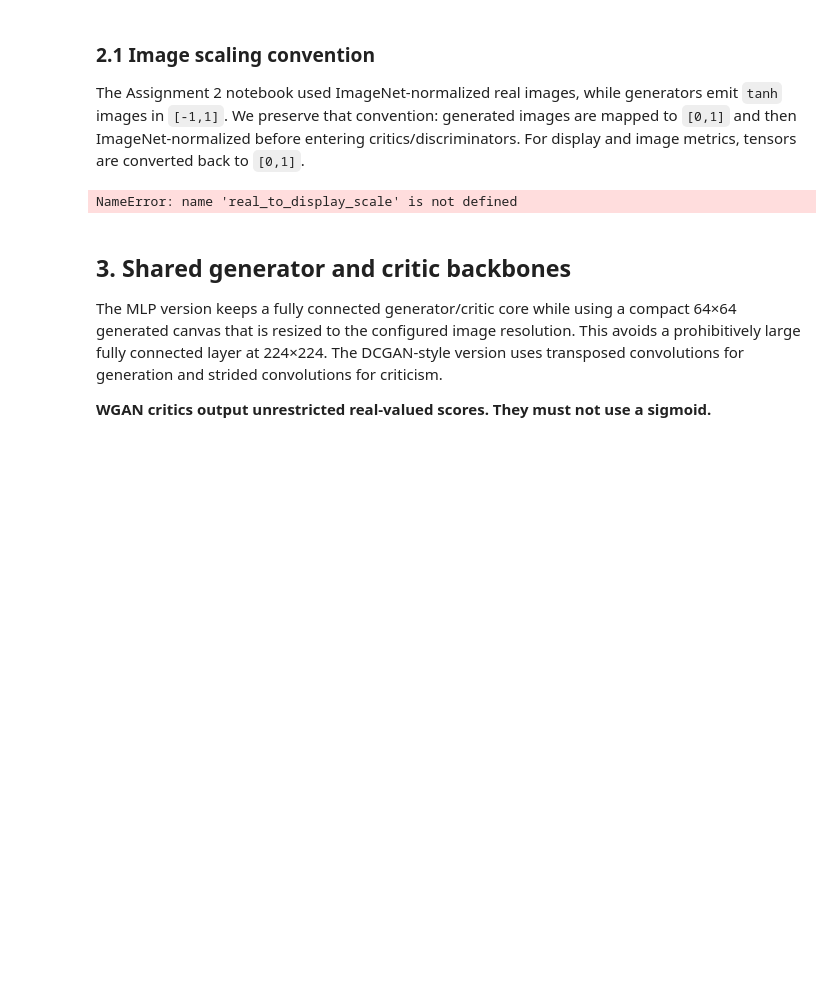
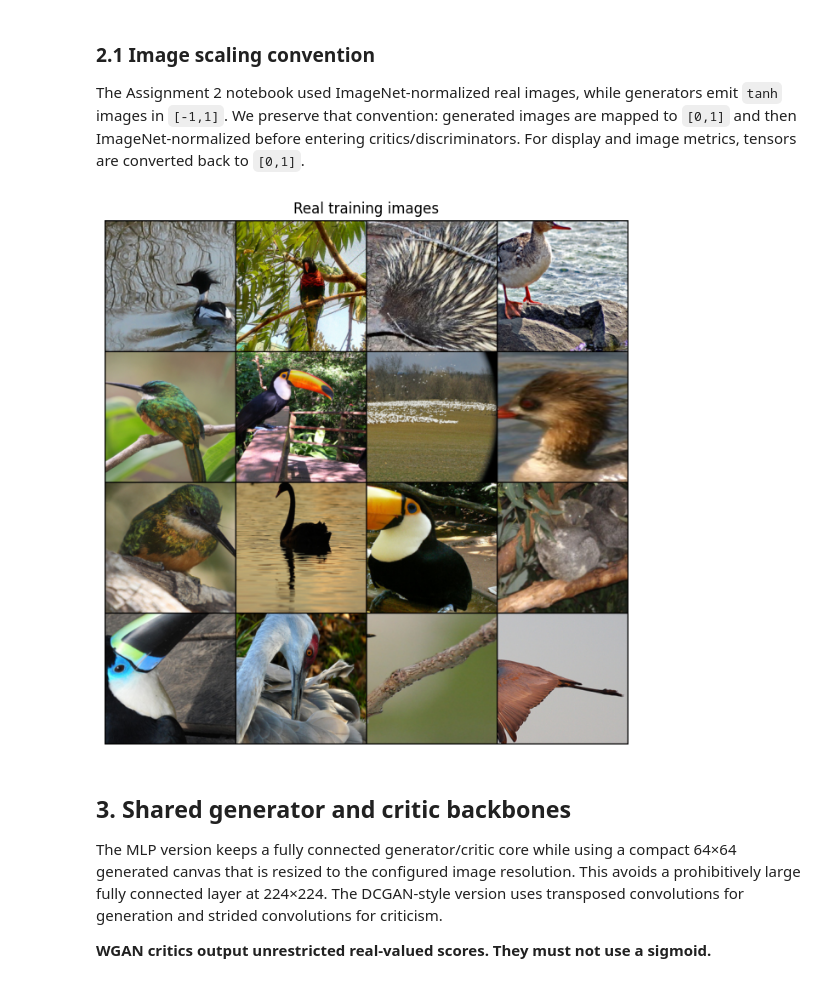
Before and after one commit to jaiswalvik/MathematicalFoundationsOfGenerativeAI, a Jupyter notebook: Assignment3_WGAN_BiGAN_DANN.ipynb, the cells around one changed output. Saved outputs shown, nothing was run; the diff lists cells and outputs as text; code cells hidden in the pictures; blank space fills up the shorter version.

```diff
--- a/Assignment3_WGAN_BiGAN_DANN.ipynb
+++ b/Assignment3_WGAN_BiGAN_DANN.ipynb
@@ -182,34 +180,38 @@ def _normalization_tensors(x):
 
     std = torch.as_tensor(
         IMAGENET_STD, dtype=x.dtype, device=x.device
     ).view(1, 3, 1, 1)
 
     return mean, std
 
 
 def generator_to_model_scale(fake_tanh):
     mean, std = _normalization_tensors(fake_tanh)
 
     rgb01 = ((fake_tanh + 1.0) / 2.0).clamp(0, 1)
 
     return (rgb01 - mean) / std
 
 def fake_to_display_scale(fake_tanh):
     return ((fake_tanh + 1.0) / 2.0).clamp(0, 1)
 
+def real_to_display_scale(real_normalized):
+    mean, std = _normalization_tensors(real_normalized)
+    return (real_normalized * std + mean).clamp(0, 1)
+
 def show_tensor_grid(images, title="", nrow=8, normalize=False, value_range=None):
     grid = utils.make_grid(images.detach().cpu(), nrow=nrow,
                            normalize=normalize, value_range=value_range)
     plt.figure(figsize=(10, 8))
     plt.imshow(grid.permute(1, 2, 0).clamp(0, 1))
     plt.axis("off")
     plt.title(title)
     plt.show()
 
 real_batch, _ = next(iter(train_loader))
 show_tensor_grid(real_to_display_scale(real_batch[:16]), "Real training images", nrow=4)
 # %% [output]
-NameError: name 'real_to_display_scale' is not defined
+[figure, added]
 # %% [markdown]
 ## 3. Shared generator and critic backbones
 
```
Also changed, not shown: parts of 1 cell of this notebook.
